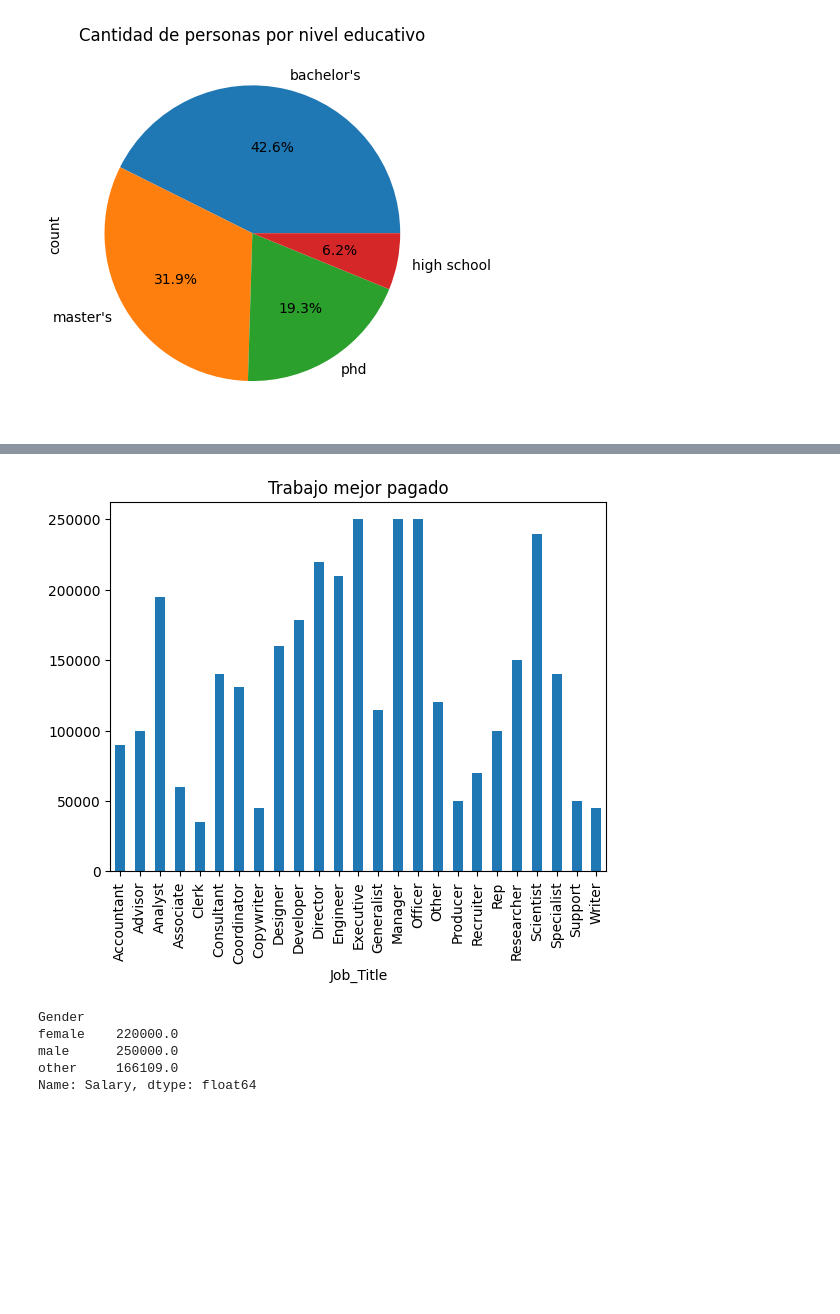
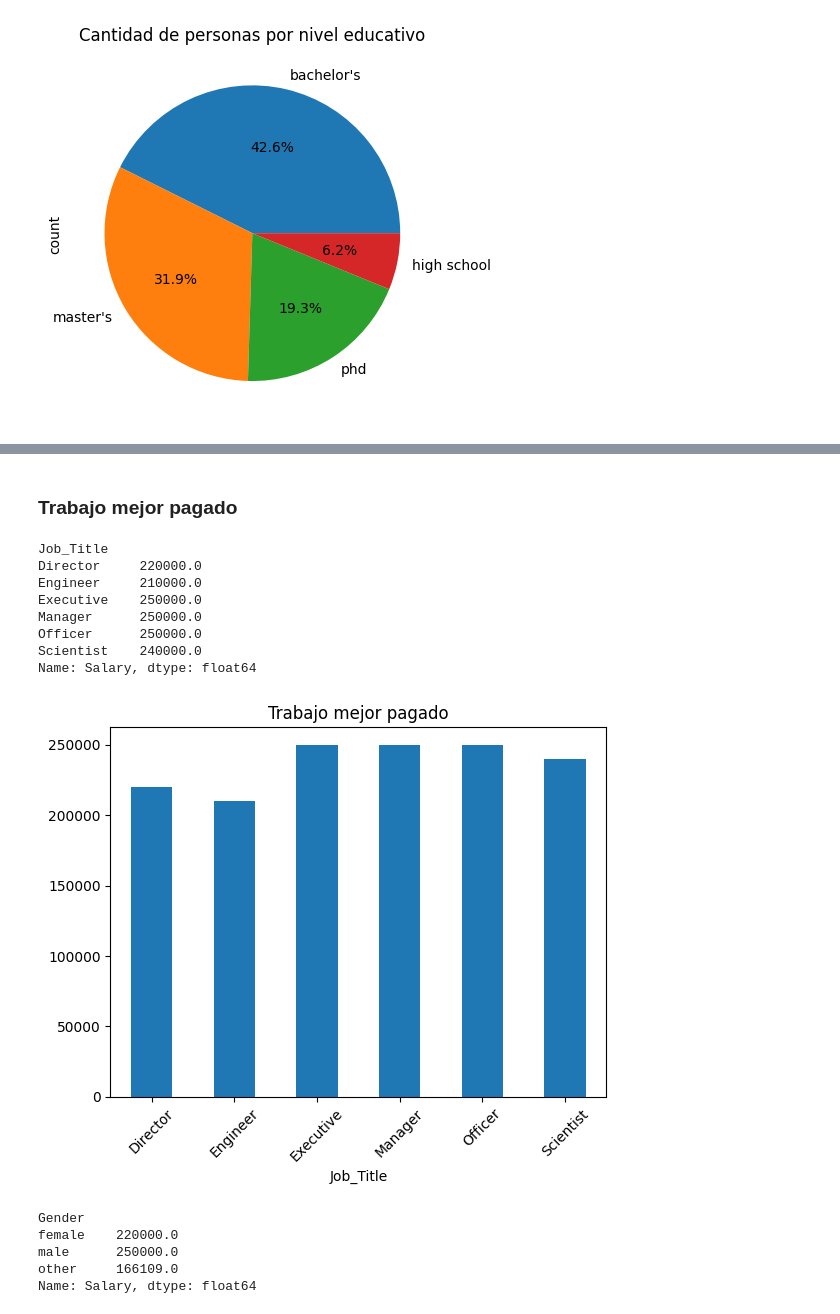
Before and after one commit to Zackperez/dataset_salary, a Jupyter notebook: salary_limpieza.ipynb, the cells around one changed output, grey strips where cells are left out. Cells and saved outputs as stored; diff of their text form; code cells hidden in the pictures; blank space fills up the shorter version.

```diff
--- a/salary_limpieza.ipynb
+++ b/salary_limpieza.ipynb
@@ -480,11 +500,27 @@ plt.show()
+# %% [markdown]
+### Trabajo mejor pagado
 # %%
 b = data.groupby('Job_Title')['Salary'].max()
+
+mayor_salario = b > 200000
+trabajos_mayor_salario = b[mayor_salario]
+trabajos_mayor_salario
+# %% [output]
+Job_Title
+Director     220000.0
+Engineer     210000.0
+Executive    250000.0
+Manager      250000.0
+Officer      250000.0
+Scientist    240000.0
+Name: Salary, dtype: float64
 # %%
-b.plot(kind='bar')
+trabajos_mayor_salario.plot(kind='bar')
 plt.title("Trabajo mejor pagado")
+plt.xticks(rotation=45)
 plt.show()
 # %% [output]
-[figure, old version]
+[figure, new version]
 # %%
 c = data.groupby('Gender')['Salary'].max()
 c.head()
```
Also changed, not shown: parts of 6 cells of this notebook.
